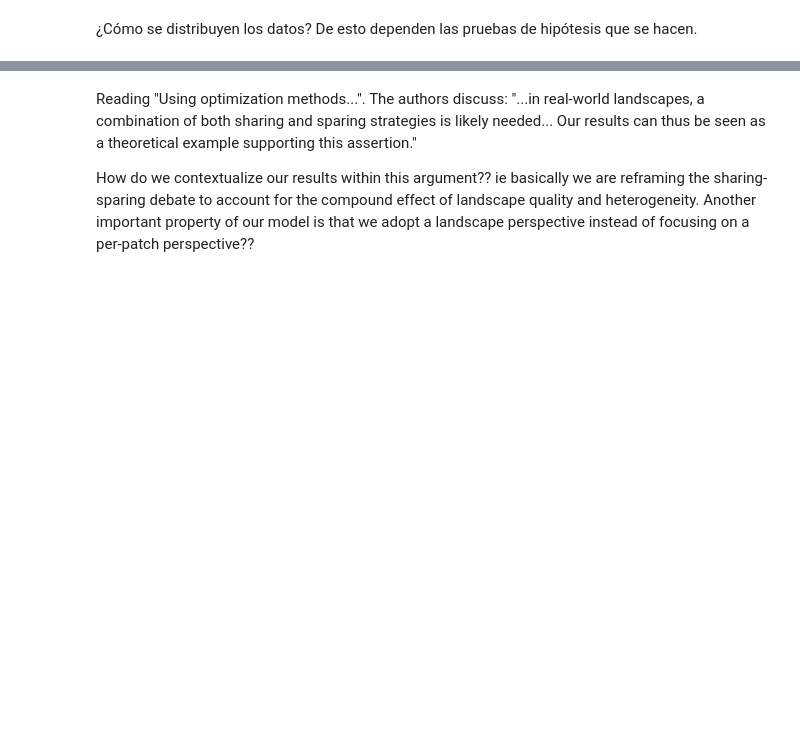
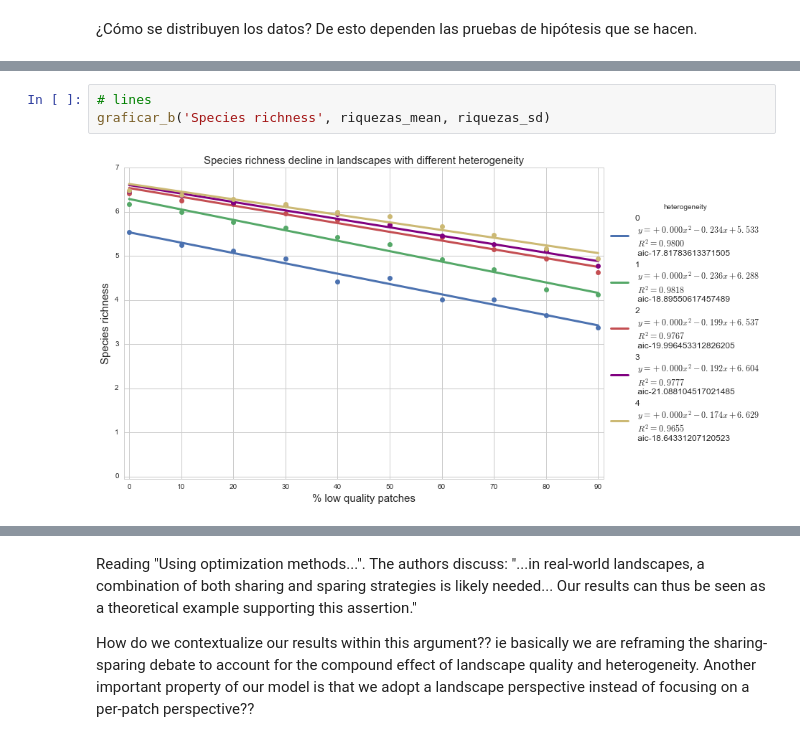
Before and after one commit to iramosp/MatrizAgroecol-gica, a Jupyter notebook: Analisis_Exp1.ipynb, the cells around one changed output, grey strips where cells are left out. Drawn from its saved outputs; the diff is of its cells as text; blank space fills up the shorter version.

```diff
--- a/Analisis_Exp1.ipynb
+++ b/Analisis_Exp1.ipynb
@@ -237,0 +287,5 @@ graficar('riqueza', riquezas_mean, riquezas_sd)
+# %%
+# lines
+graficar_b('Species richness', riquezas_mean, riquezas_sd)
+# %% [output]
+[figure, added]
```
Also changed, not shown: parts of 13 cells of this notebook.
